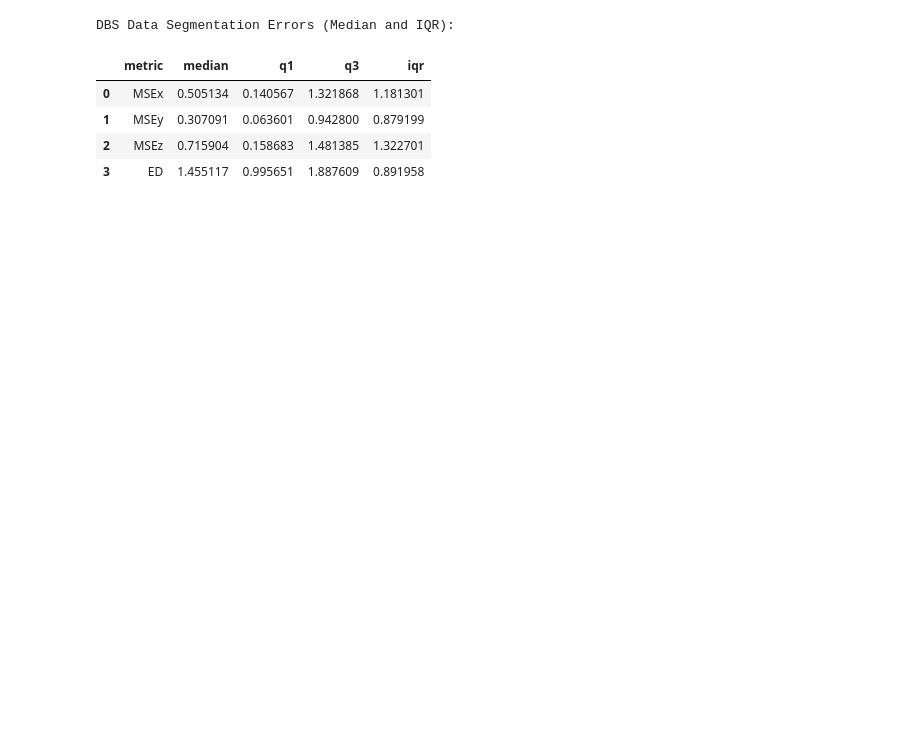
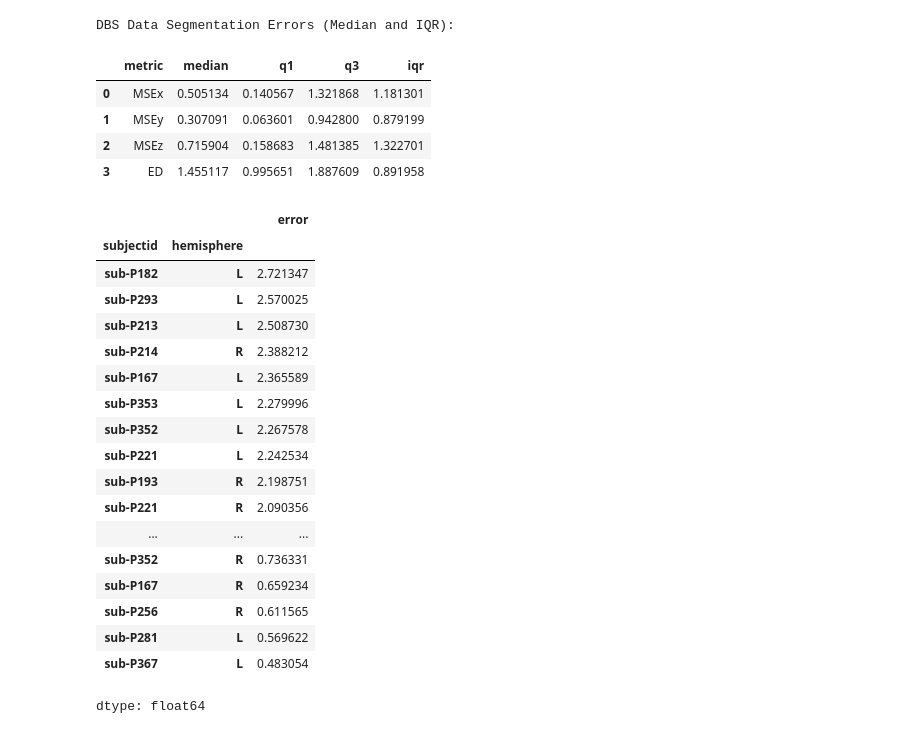
Before and after one commit to thrower19/segmentation_zona_project_data, a Jupyter notebook: Ground_Truth_Afids_Segmentation_Updated_LeaveOneGroupOut_afids_zi_pred.ipynb, the cells around one changed output. Cells and saved outputs as stored; diff of their text form; code cells hidden in the pictures; blank space fills up the shorter version.

Commit message:
extra data for best and worst subjects validation

```diff
--- a/Ground_Truth_Afids_Segmentation_Updated_LeaveOneGroupOut_afids_zi_pred.ipynb
+++ b/Ground_Truth_Afids_Segmentation_Updated_LeaveOneGroupOut_afids_zi_pred.ipynb
@@ -2127,3 +2127,26 @@ DBS Data Segmentation Errors (Median and IQR):
 | 1 | MSEy | 0.307091 | 0.063601 | 0.942800 | 0.879199 |
 | 2 | MSEz | 0.715904 | 0.158683 | 1.481385 | 1.322701 |
 | 3 | ED | 1.455117 | 0.995651 | 1.887609 | 0.891958 |
+# %%
+subject_ed_median = melted_delta_errors_DBS[melted_delta_errors_DBS['metric'] == 'ED'].groupby(['subjectid', 'hemisphere'])['error'].median().sort_values(ascending=False)
+display(subject_ed_median)
+# %% [output]
+|  |  | error |
+| subjectid | hemisphere |  |
+| sub-P182 | L | 2.721347 |
+| sub-P293 | L | 2.570025 |
+| sub-P213 | L | 2.508730 |
+| sub-P214 | R | 2.388212 |
+| sub-P167 | L | 2.365589 |
+| sub-P353 | L | 2.279996 |
+| sub-P352 | L | 2.267578 |
+| sub-P221 | L | 2.242534 |
+| sub-P193 | R | 2.198751 |
+| sub-P221 | R | 2.090356 |
+| ... | ... | ... |
+| sub-P352 | R | 0.736331 |
+| sub-P167 | R | 0.659234 |
+| sub-P256 | R | 0.611565 |
+| sub-P281 | L | 0.569622 |
+| sub-P367 | L | 0.483054 |
+dtype: float64
```
Also changed, not shown: parts of 3 cells of this notebook.
